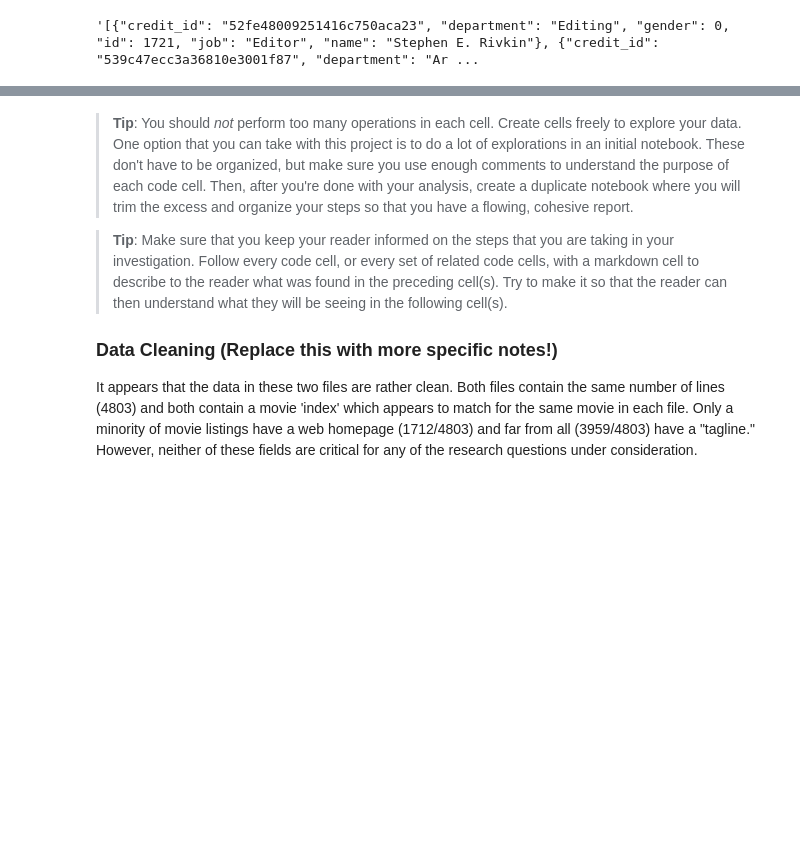
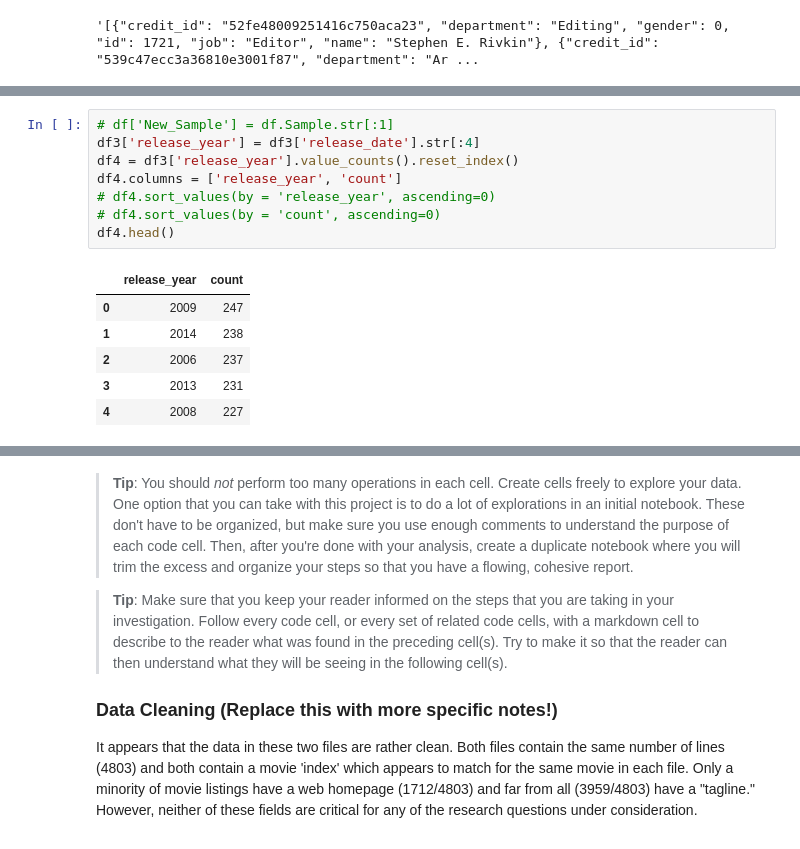
Before and after one commit to moscowjh/tmdb_dataset_analysis, a Jupyter notebook: investigate-a-dataset-template.ipynb, the cells around one changed output, grey strips where cells are left out. Saved outputs shown, nothing was run; the diff lists cells and outputs as text; blank space fills up the shorter version.

```diff
--- a/investigate-a-dataset-template.ipynb
+++ b/investigate-a-dataset-template.ipynb
@@ -165,3 +168,18 @@ df3.tail()
 | 3408 | 0 | [{"id": 18, "name": "Drama"}, {"i... | NaN | 325373 | [{"id": 1415, "name": "small town... | en | Two Lovers and a Bear | Set in a small town near the Nort... | ... |
 | 4255 | 0 | [{"id": 35, "name": "Comedy"}, {"... | http://www.growingupsmithmovie.com | 426469 | [] | en | Growing Up Smith | In 1979, an Indian family moves t... | ... |
 | 4553 | 0 | [] | NaN | 380097 | [] | en | America Is Still the Place | 1971 post civil rights San Franci... | ... |
+# %%
+# df['New_Sample'] = df.Sample.str[:1]
+df3['release_year'] = df3['release_date'].str[:4]
+df4 = df3['release_year'].value_counts().reset_index()
+df4.columns = ['release_year', 'count']
+# df4.sort_values(by = 'release_year', ascending=0)
+# df4.sort_values(by = 'count', ascending=0)
+df4.head()
+# %% [output]
+|  | release_year | count |
+| 0 | 2009 | 247 |
+| 1 | 2014 | 238 |
+| 2 | 2006 | 237 |
+| 3 | 2013 | 231 |
+| 4 | 2008 | 227 |
```
Also changed, not shown: parts of 3 cells of this notebook.
